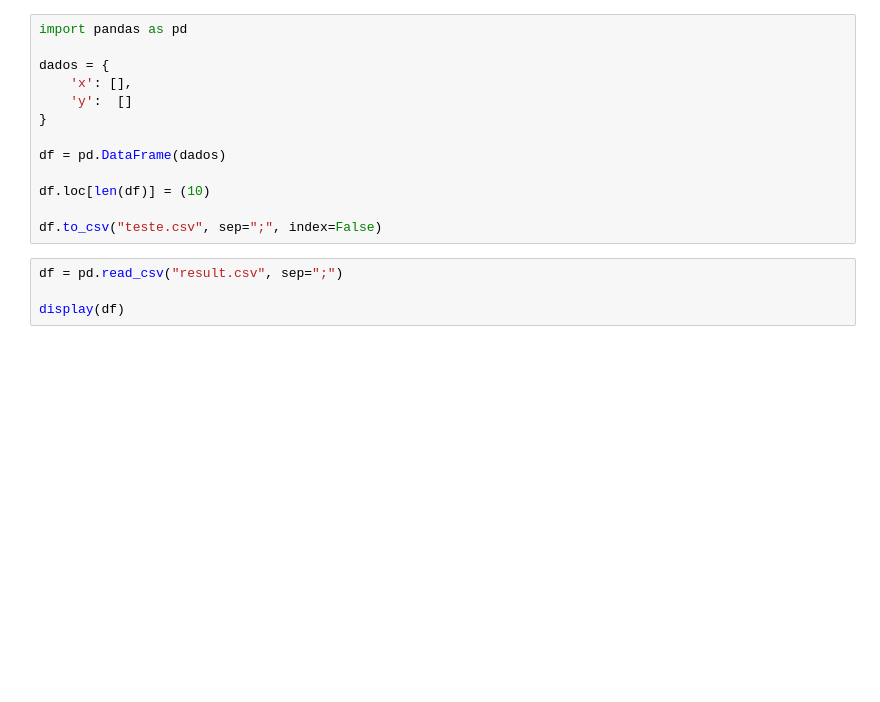
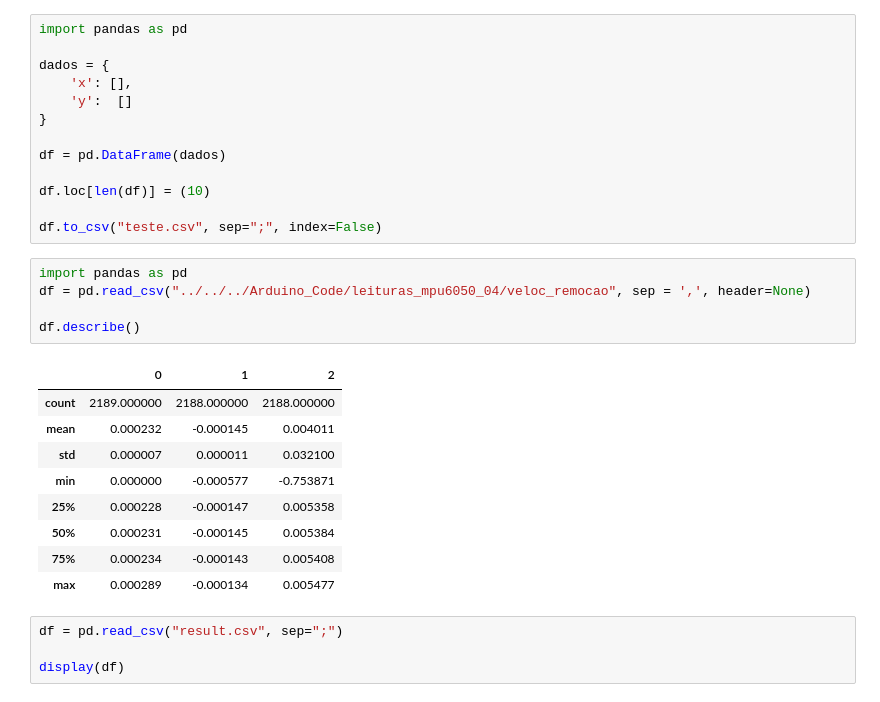
Before and after one commit to DiegoSiqueiraSBS/mpu6050_accelerometer, a Jupyter notebook: Python/Serial_Testes/Serial_00/teste.ipynb, the cells around one changed output. Drawn from its saved outputs; the diff is of its cells as text; blank space fills up the shorter version.

```diff
--- a/Python/Serial_Testes/Serial_00/teste.ipynb
+++ b/Python/Serial_Testes/Serial_00/teste.ipynb
@@ -11,6 +11,21 @@ df = pd.DataFrame(dados)
 df.loc[len(df)] = (10)
 
 df.to_csv("teste.csv", sep=";", index=False)
+# %%
+import pandas as pd
+df = pd.read_csv("../../../Arduino_Code/leituras_mpu6050_04/veloc_remocao", sep = ',', header=None)
+
+df.describe()
+# %% [output]
+|  | 0 | 1 | 2 |
+| count | 2189.000000 | 2188.000000 | 2188.000000 |
+| mean | 0.000232 | -0.000145 | 0.004011 |
+| std | 0.000007 | 0.000011 | 0.032100 |
+| min | 0.000000 | -0.000577 | -0.753871 |
+| 25% | 0.000228 | -0.000147 | 0.005358 |
+| 50% | 0.000231 | -0.000145 | 0.005384 |
+| 75% | 0.000234 | -0.000143 | 0.005408 |
+| max | 0.000289 | -0.000134 | 0.005477 |
 # %%
 df = pd.read_csv("result.csv", sep=";")
 
```
Also changed, not shown: 6 other files.
